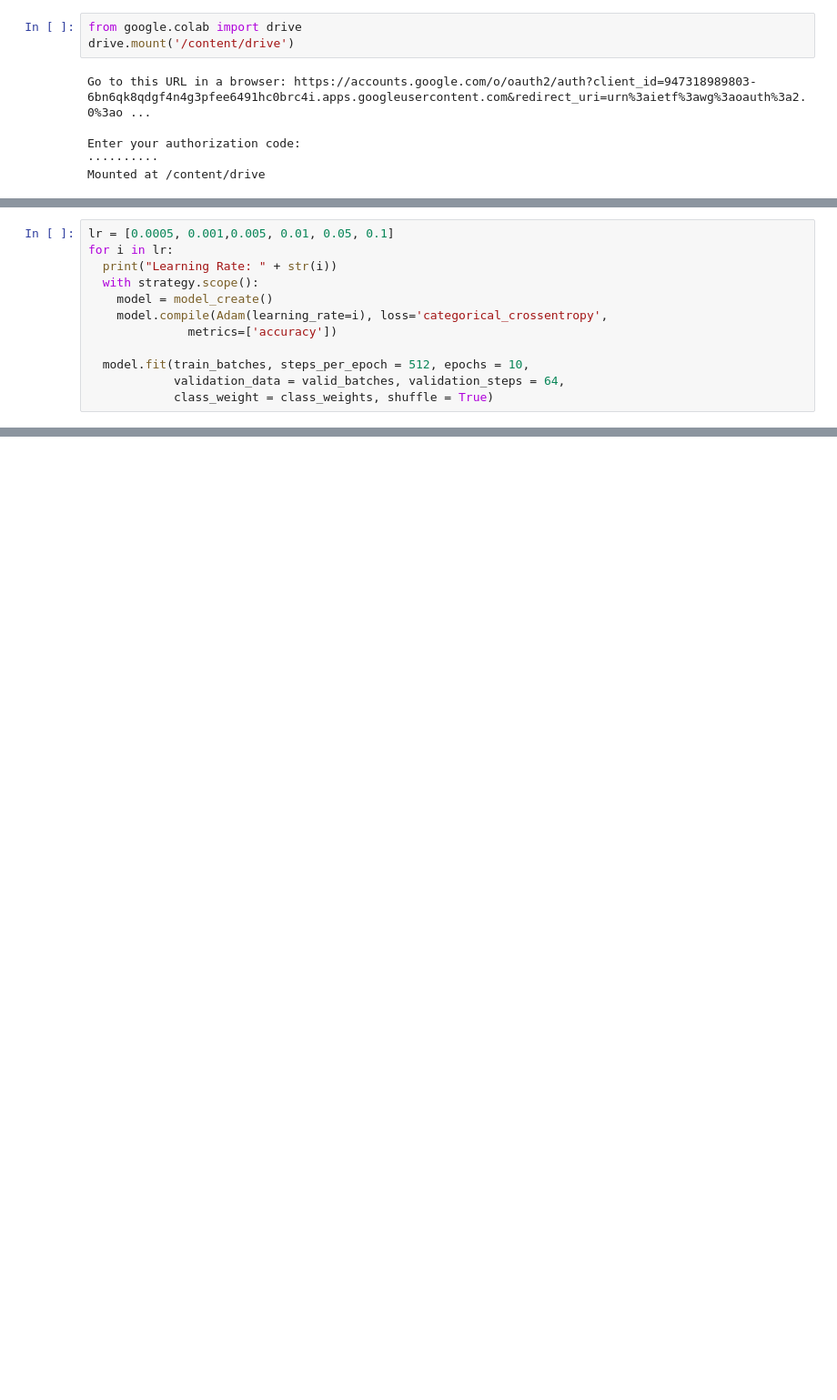
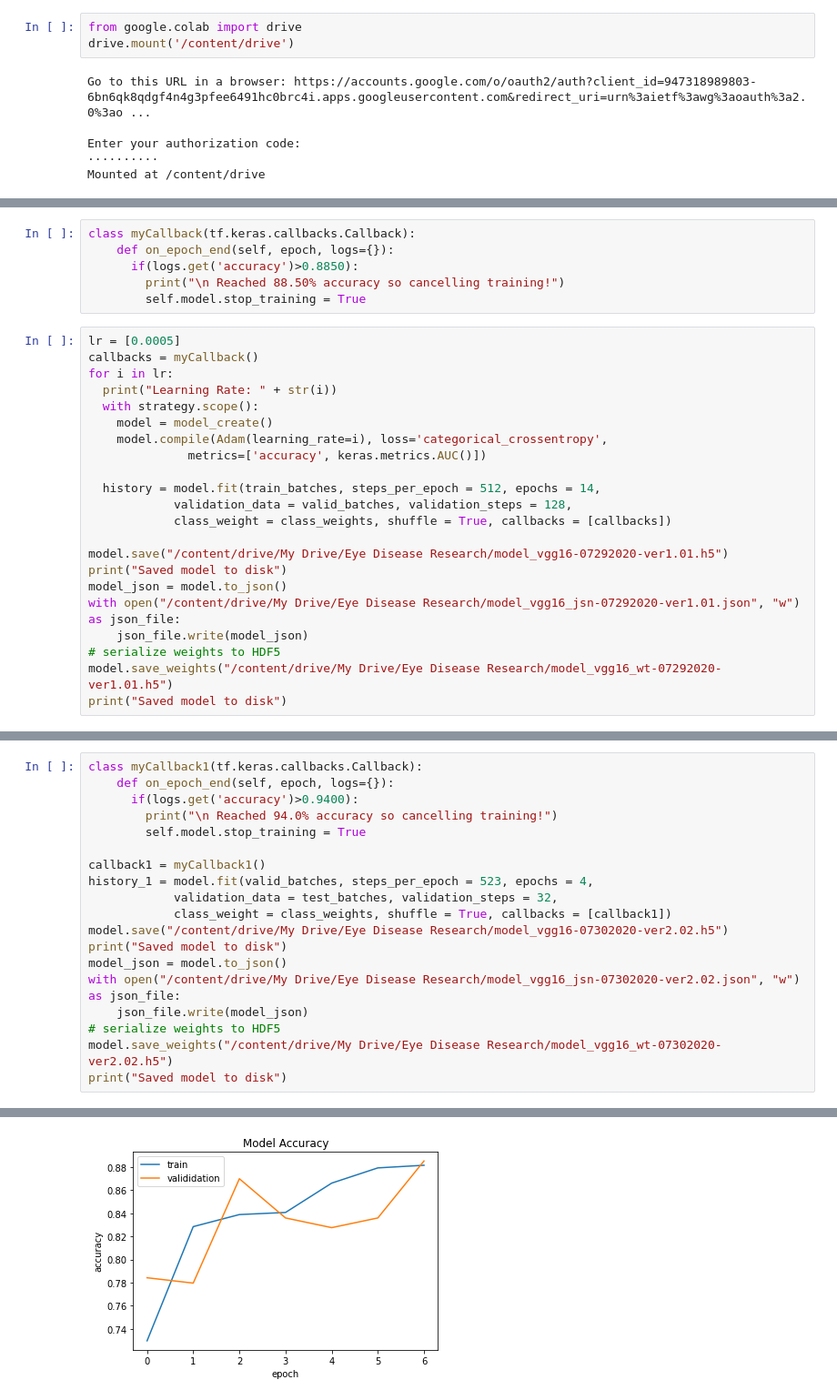
Before and after one commit to ahmadsaad007/Deep_Learning_Projects, a Jupyter notebook: Image_Classification_Using_TPU.ipynb, the cells around one changed output, grey strips where cells are left out. Shown at 91% size. Saved outputs shown, nothing was run; the diff lists cells and outputs as text; blank space fills up the shorter version.

```diff
--- a/Image_Classification_Using_TPU.ipynb
+++ b/Image_Classification_Using_TPU.ipynb
@@ -123,14 +126,30 @@ class_weights = class_weight.compute_class_weight('balanced',
+# %%
+class myCallback(tf.keras.callbacks.Callback):
+    def on_epoch_end(self, epoch, logs={}):
+      if(logs.get('accuracy')>0.8850):
+        print("\n Reached 88.50% accuracy so cancelling training!")
+        self.model.stop_training = True
 # %%
-lr = [0.0005, 0.001,0.005, 0.01, 0.05, 0.1]
+lr = [0.0005]
+callbacks = myCallback()
 for i in lr:
   print("Learning Rate: " + str(i))
   with strategy.scope():
     model = model_create()
     model.compile(Adam(learning_rate=i), loss='categorical_crossentropy',
-              metrics=['accuracy'])
+              metrics=['accuracy', keras.metrics.AUC()])
 
-  model.fit(train_batches, steps_per_epoch = 512, epochs = 10,
-            validation_data = valid_batches, validation_steps = 64,
-            class_weight = class_weights, shuffle = True)
+  history = model.fit(train_batches, steps_per_epoch = 512, epochs = 14,
+            validation_data = valid_batches, validation_steps = 128,
+            class_weight = class_weights, shuffle = True, callbacks = [callbacks])
+
+model.save("/content/drive/My Drive/Eye Disease Research/model_vgg16-07292020-ver1.01.h5")
+print("Saved model to disk")
+model_json = model.to_json()
+with open("/content/drive/My Drive/Eye Disease Research/model_vgg16_jsn-07292020-ver1.01.json", "w") as json_file:
+    json_file.write(model_json)
+# serialize weights to HDF5
+model.save_weights("/content/drive/My Drive/Eye Disease Research/model_vgg16_wt-07292020-ver1.01.h5")
+print("Saved model to disk")
 # %% [output]
 Learning Rate: 0.0005
@@ -156,0 +229,20 @@ Epoch 5/10
+# %%
+class myCallback1(tf.keras.callbacks.Callback):
+    def on_epoch_end(self, epoch, logs={}):
+      if(logs.get('accuracy')>0.9400):
+        print("\n Reached 94.0% accuracy so cancelling training!")
+        self.model.stop_training = True
+
+callback1 = myCallback1()
+history_1 = model.fit(valid_batches, steps_per_epoch = 523, epochs = 4,
+            validation_data = test_batches, validation_steps = 32,
+            class_weight = class_weights, shuffle = True, callbacks = [callback1])
+model.save("/content/drive/My Drive/Eye Disease Research/model_vgg16-07302020-ver2.02.h5")
+print("Saved model to disk")
+model_json = model.to_json()
+with open("/content/drive/My Drive/Eye Disease Research/model_vgg16_jsn-07302020-ver2.02.json", "w") as json_file:
+    json_file.write(model_json)
+# serialize weights to HDF5
+model.save_weights("/content/drive/My Drive/Eye Disease Research/model_vgg16_wt-07302020-ver2.02.h5")
+print("Saved model to disk")
+# %% [output]
@@ -156,0 +258 @@ Epoch 5/10
+[figure, added]
```
Also changed, not shown: parts of 18 cells of this notebook.
